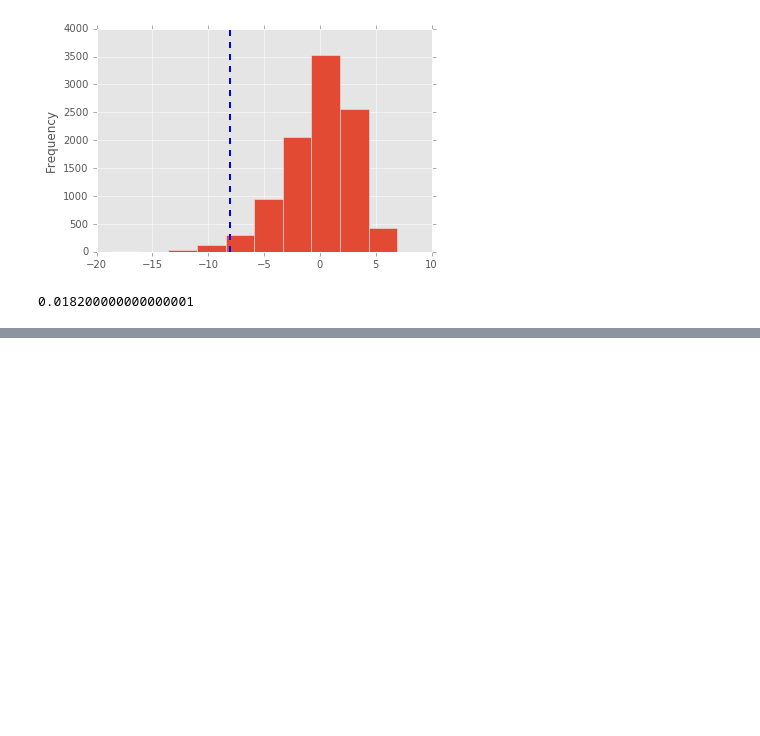
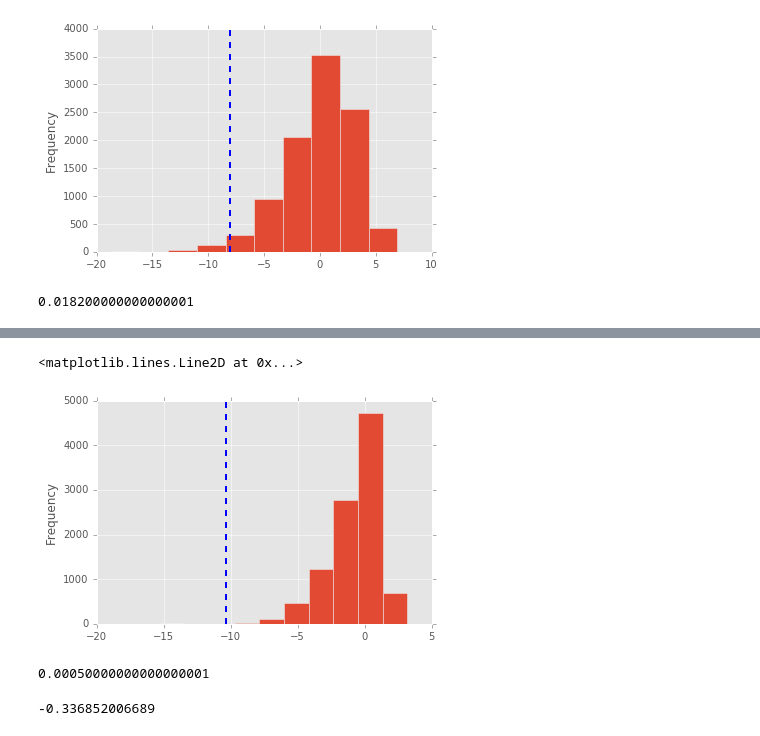
Before and after one commit to sushmit86/Mathematical_statistics, a Jupyter notebook: Chapter3.ipynb, the cells around one changed output, grey strips where cells are left out. Saved outputs shown, nothing was run; the diff lists cells and outputs as text; code cells hidden in the pictures; blank space fills up the shorter version.

```diff
--- a/Chapter3.ipynb
+++ b/Chapter3.ipynb
@@ -181,0 +223,26 @@ plt.axvline(-8.0972, color='b', linestyle='dashed', linewidth=2)
+# %%
+result = pd.Series(np.zeros(10**4 -1))
+def permute_verizon(d  = 0):
+    index=np.random.choice(np.arange(0,1687,1), size = 1664, replace = False)
+    not_index = np.setdiff1d(np.arange(0,1687,1),index , assume_unique = True)
+    return trim_mean(df_verizon_data['Time'].iloc[index], 0.25) - trim_mean(df_verizon_data['Time'].iloc[not_index], 0.25)
+result=result.apply(permute_verizon)
+# %%
+plt.figure()
+result.plot.hist()
+plt.axvline(observed, color='b', linestyle='dashed', linewidth=2)
+# %% [output]
+<matplotlib.lines.Line2D at 0x...>
+[figure, added]
+# %%
+# calculating P value
+((result <=observed).sum() +1)/(10**4)
+# %% [output]
+0.00050000000000000001
+# %%
+observed1=(df_verizon_data[df_verizon_data['Group']=='ILEC']['Time'] > 10).mean()
+observed2=(df_verizon_data[df_verizon_data['Group']=='CLEC']['Time'] > 10).mean()
+observed = observed1 - observed2
+print(observed)
+# %% [output]
+-0.336852006689
```
Also changed, not shown: parts of 11 cells of this notebook, 1 other file.
